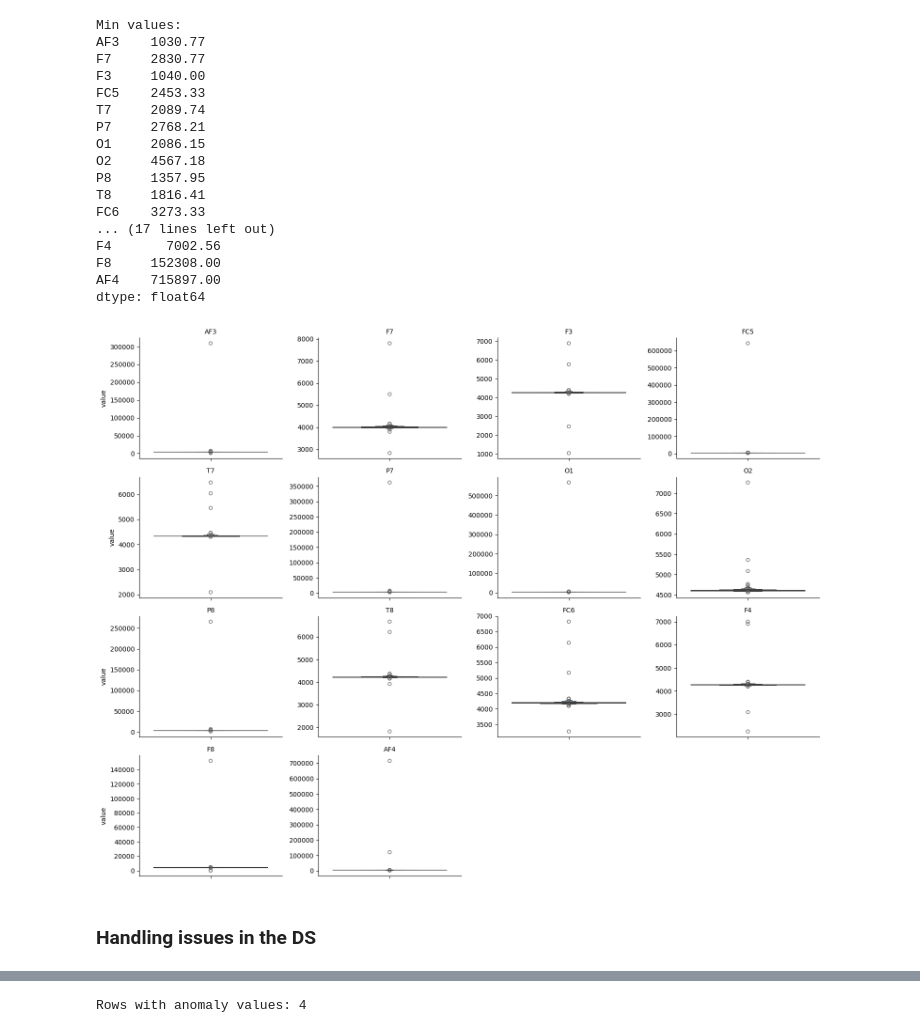
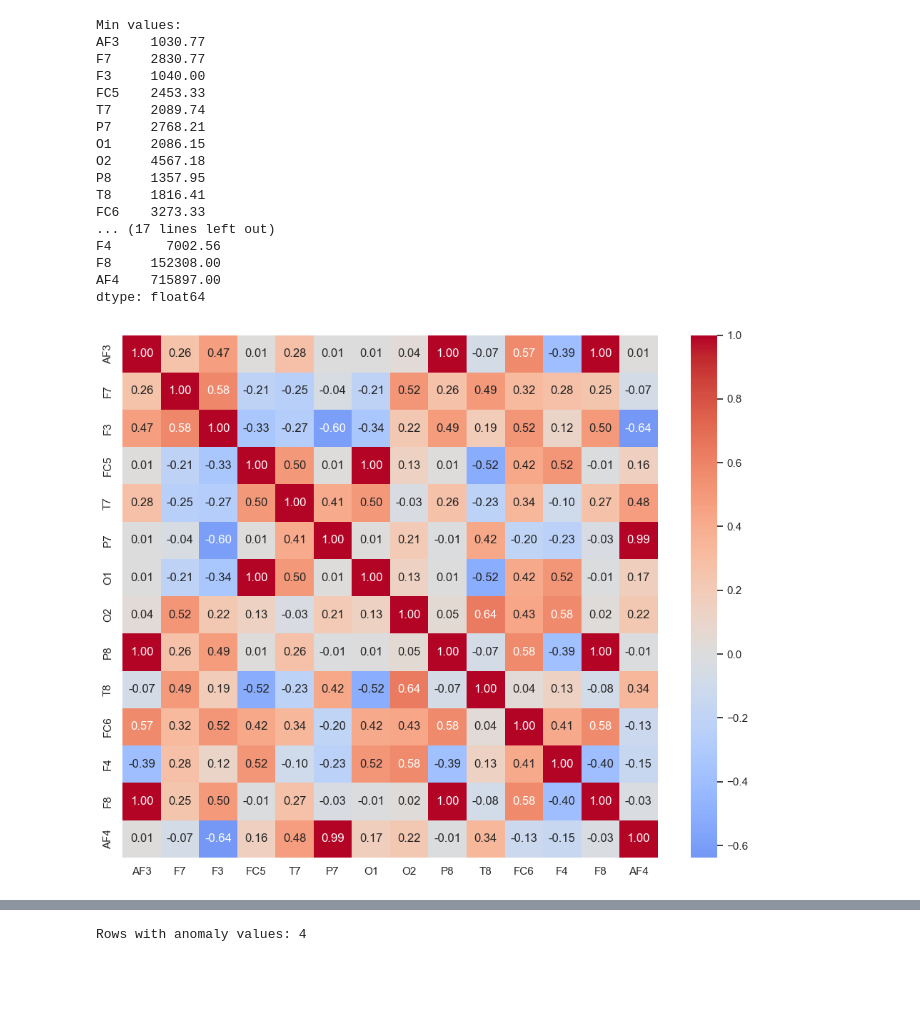
Before and after one commit to Mortti11/Advanced-Data-Analytics-, a Jupyter notebook: Third_assignment/Eeg_Eye_state_classification.ipynb, the cells around one changed output, grey strips where cells are left out. Drawn from its saved outputs; the diff is of its cells as text; code cells hidden in the pictures; blank space fills up the shorter version.

```diff
--- a/Third_assignment/Eeg_Eye_state_classification.ipynb
+++ b/Third_assignment/Eeg_Eye_state_classification.ipynb
@@ -110,13 +159,15 @@ F4       7002.56
 F8     152308.00
 AF4    715897.00
 dtype: float64
-# %%
-# Let me visualize the distribution of each channel.
-columns = df[signal_columns].melt(var_name='channel', value_name='value')
-g = sns.catplot(data=columns, y="value", col="channel", kind="boxen", col_wrap=4, sharey=False, height=3, aspect=1.3)
-g.set_titles("{col_name}")
-plt.show()
-# %% [output]
-[figure, removed]
-# %% [markdown]
-### Handling issues in the DS
+# %%
+# let's check multicollinearity between channels
+correlation = df[signal_columns].corr()
+plt.figure(figsize=(10, 8))
+sns.heatmap(correlation, annot=True, fmt='.2f', cmap='coolwarm', center=0)
+plt.tight_layout()
+plt.show()
+# I can see many channel have high correlation.
+# for example AF3-f3, f4-f8, p7-O1
+# this means strong redundancy?,  that is why I want to use PCA later
+# %% [output]
+[figure, added]
```
Also changed, not shown: parts of 71 cells of this notebook, 3 other files.
